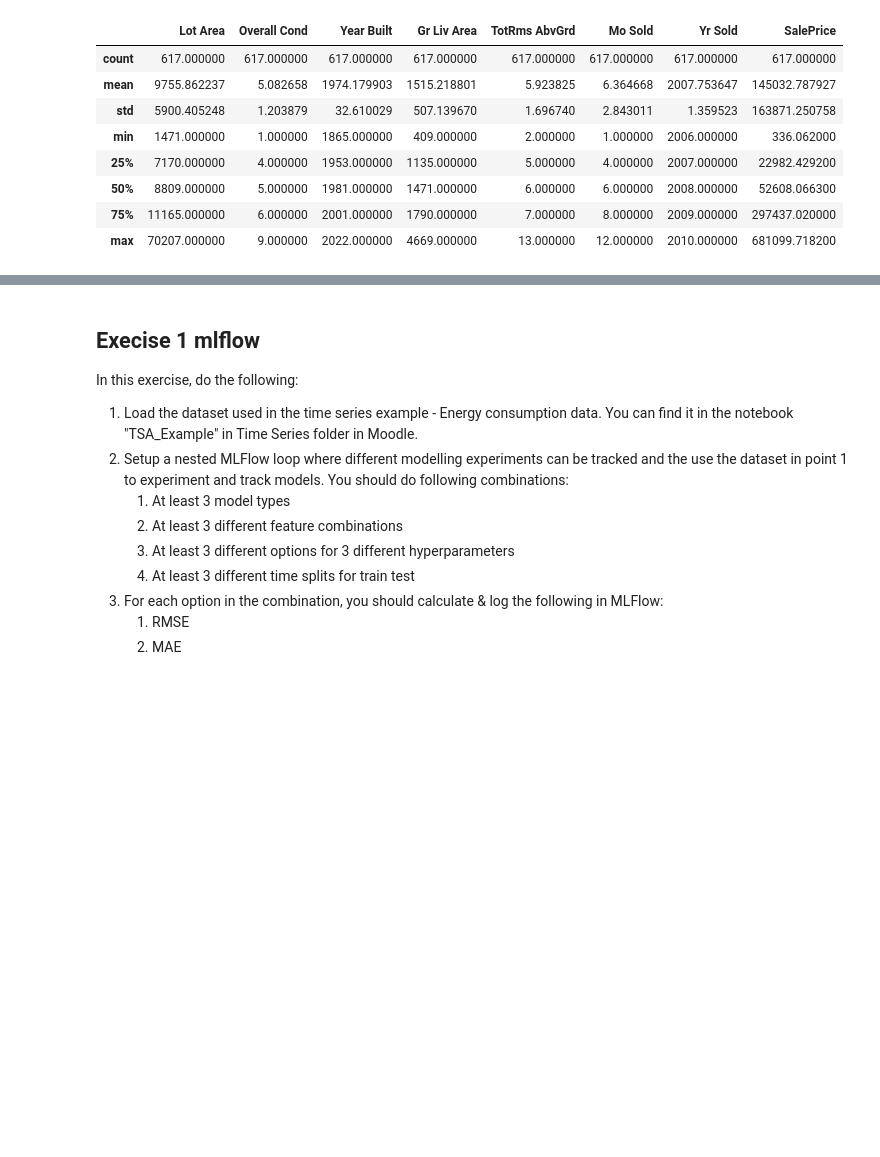
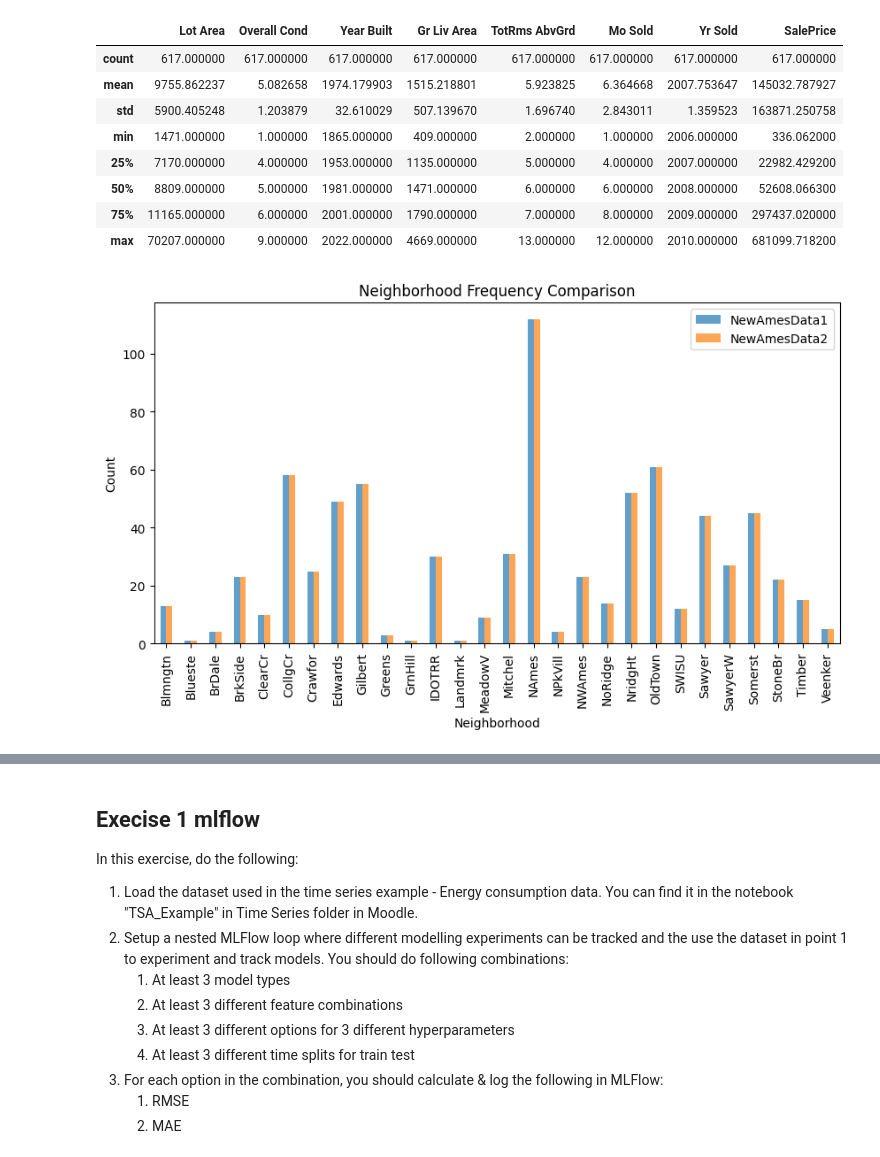
Before and after one commit to jonathanLOlsen/Data-and-things, a Jupyter notebook: 12 MLOps/9HandIn.ipynb, the cells around one changed output, grey strips where cells are left out. Saved outputs shown, nothing was run; the diff lists cells and outputs as text; code cells hidden in the pictures; blank space fills up the shorter version.

```diff
--- a/12 MLOps/9HandIn.ipynb
+++ b/12 MLOps/9HandIn.ipynb
@@ -169,3 +169,22 @@ new_ames_data2_clean.describe()
 | 50% | 8809.000000 | 5.000000 | 1981.000000 | 1471.000000 | 6.000000 | 6.000000 | 2008.000000 | 52608.066300 |
 | 75% | 11165.000000 | 6.000000 | 2001.000000 | 1790.000000 | 7.000000 | 8.000000 | 2009.000000 | 297437.020000 |
 | max | 70207.000000 | 9.000000 | 2022.000000 | 4669.000000 | 13.000000 | 12.000000 | 2010.000000 | 681099.718200 |
+# %%
+import matplotlib.pyplot as plt
+import pandas as pd
+
+# Count frequency of each category for a categorical column, e.g., 'Neighborhood'
+counts1 = new_ames_data1['Neighborhood'].value_counts().sort_index()
+counts2 = new_ames_data2['Neighborhood'].value_counts().sort_index()
+
+# Combine the counts into one DataFrame for easier plotting
+df_counts = pd.DataFrame({'NewAmesData1': counts1, 'NewAmesData2': counts2}).fillna(0)
+df_counts = df_counts.sort_index()
+
+df_counts.plot(kind='bar', figsize=(10, 5), alpha=0.7)
+plt.title("Neighborhood Frequency Comparison")
+plt.xlabel("Neighborhood")
+plt.ylabel("Count")
+plt.show()
+# %% [output]
+[figure, added]
```
Also changed, not shown: parts of 7 cells of this notebook.
